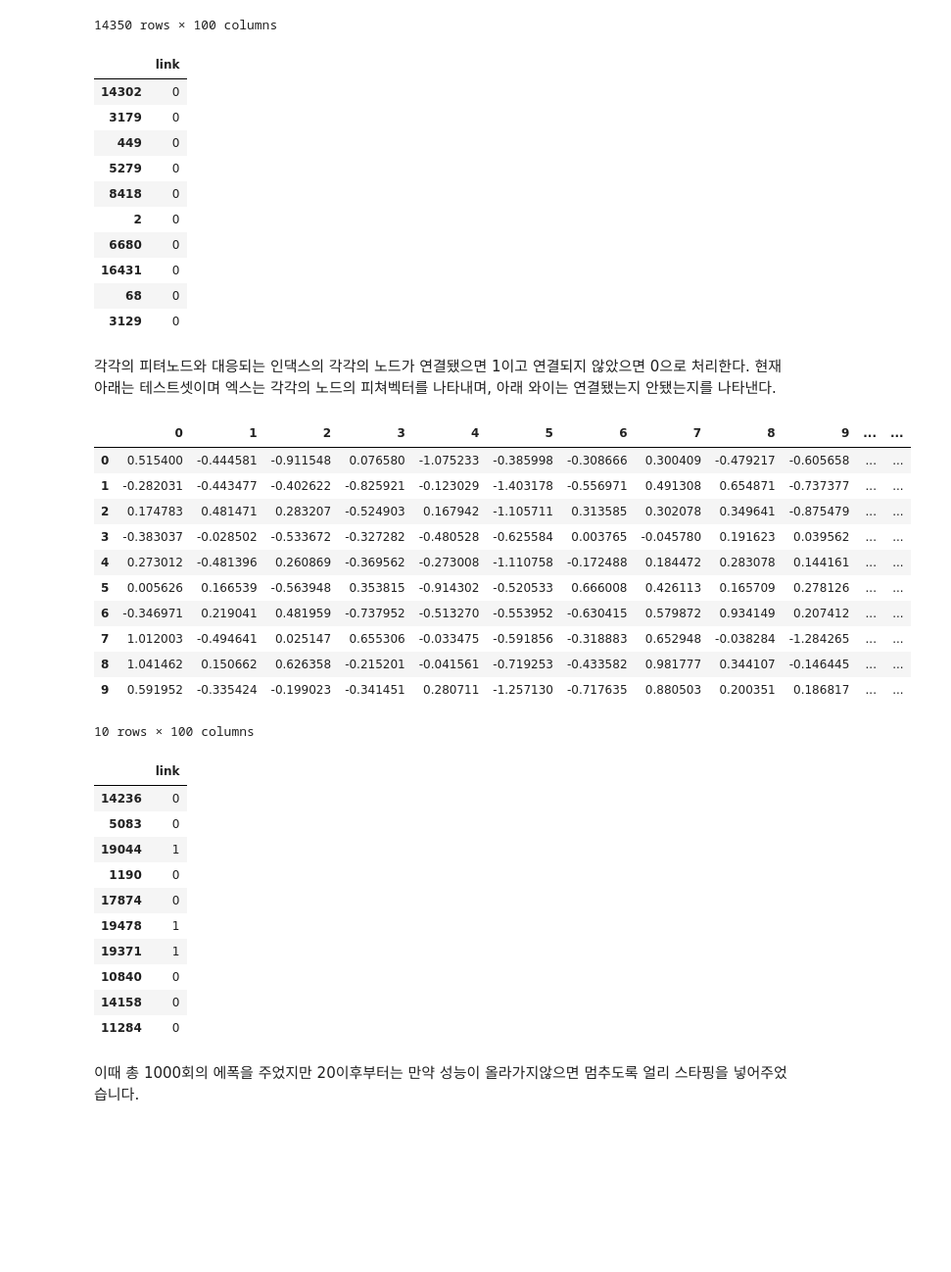
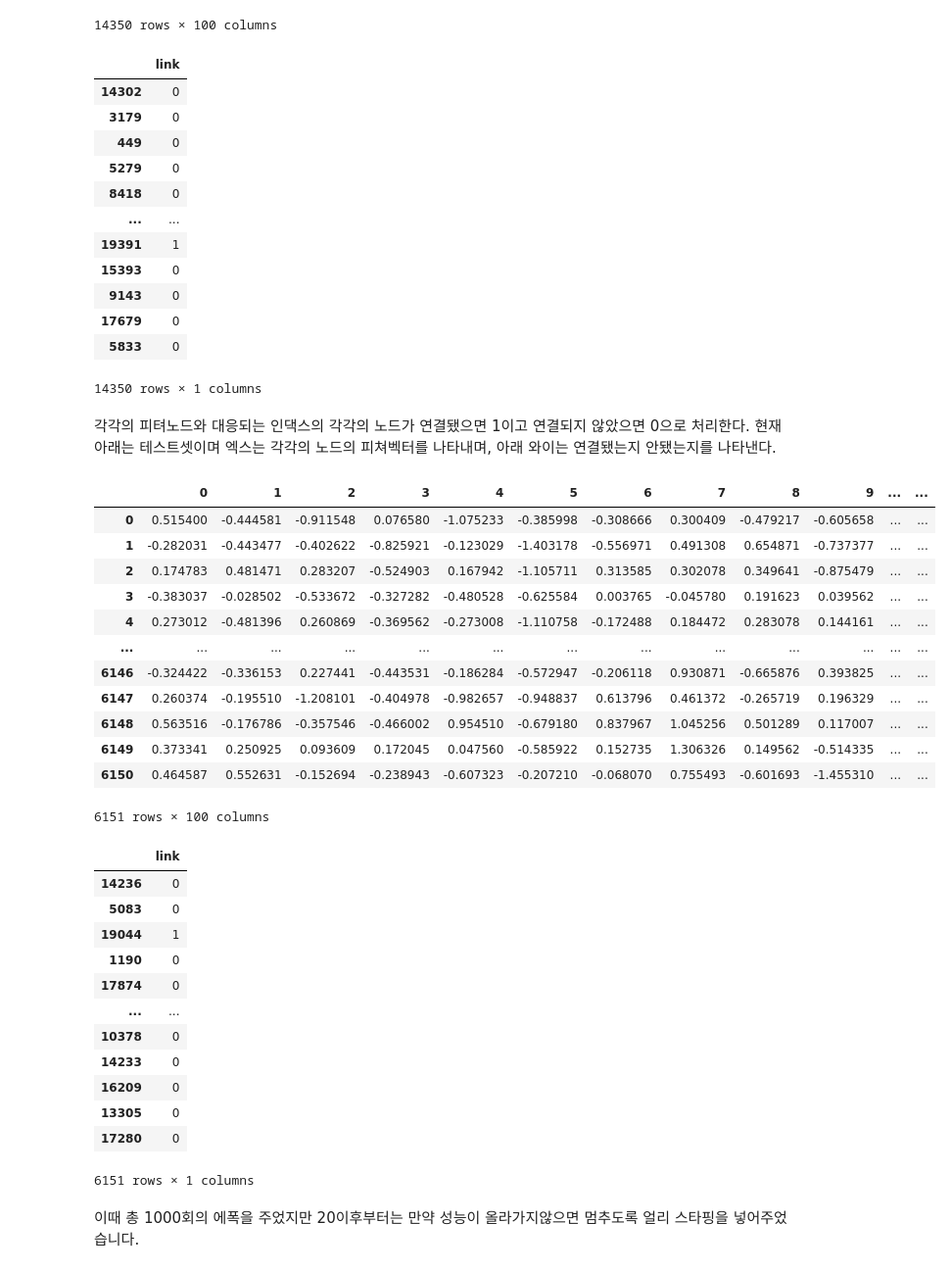
Before and after one commit to engineerjkk/LinkPrediction, a Jupyter notebook: 05.OK_on_Facebook.ipynb, the cells around one changed output. Shown at 98% size. Drawn from its saved outputs; the diff is of its cells as text; code cells hidden in the pictures; blank space fills up the shorter version.

```diff
--- a/05.OK_on_Facebook.ipynb
+++ b/05.OK_on_Facebook.ipynb
@@ -375,7 +375,7 @@ df_xtrain
 14350 rows × 100 columns
 # %%
 df_ytrain=pd.DataFrame(ytrain)
-df_ytrain.head(10)
+df_ytrain
 # %% [output]
 |  | link |
 | 14302 | 0 |
@@ -383,33 +383,36 @@ df_ytrain.head(10)
 | 449 | 0 |
 | 5279 | 0 |
 | 8418 | 0 |
-| 2 | 0 |
-| 6680 | 0 |
-| 16431 | 0 |
-| 68 | 0 |
-| 3129 | 0 |
+| ... | ... |
+| 19391 | 1 |
+| 15393 | 0 |
+| 9143 | 0 |
+| 17679 | 0 |
+| 5833 | 0 |
+14350 rows × 1 columns
 # %% [markdown]
 각각의 피텨노드와 대응되는 인댁스의 각각의 노드가 연결됐으면 1이고 연결되지 않았으면 0으로 처리한다. 현재 아래는 테스트셋이며
 엑스는 각각의 노드의 피쳐벡터를 나타내며, 아래 와이는 연결됐는지 안됐는지를 나타낸다.
 # %%
 df_xtest=pd.DataFrame(xtest)
-df_xtest.head(10)
+df_xtest
 # %% [output]
 |  | 0 | 1 | 2 | 3 | 4 | 5 | 6 | 7 | 8 | 9 | ... | ... |
 | 0 | 0.515400 | -0.444581 | -0.911548 | 0.076580 | -1.075233 | -0.385998 | -0.308666 | 0.300409 | -0.479217 | -0.605658 | ... | ... |
 | 1 | -0.282031 | -0.443477 | -0.402622 | -0.825921 | -0.123029 | -1.403178 | -0.556971 | 0.491308 | 0.654871 | -0.737377 | ... | ... |
 | 2 | 0.174783 | 0.481471 | 0.283207 | -0.524903 | 0.167942 | -1.105711 | 0.313585 | 0.302078 | 0.349641 | -0.875479 | ... | ... |
 | 3 | -0.383037 | -0.028502 | -0.533672 | -0.327282 | -0.480528 | -0.625584 | 0.003765 | -0.045780 | 0.191623 | 0.039562 | ... | ... |
 | 4 | 0.273012 | -0.481396 | 0.260869 | -0.369562 | -0.273008 | -1.110758 | -0.172488 | 0.184472 | 0.283078 | 0.144161 | ... | ... |
-| 5 | 0.005626 | 0.166539 | -0.563948 | 0.353815 | -0.914302 | -0.520533 | 0.666008 | 0.426113 | 0.165709 | 0.278126 | ... | ... |
-| 6 | -0.346971 | 0.219041 | 0.481959 | -0.737952 | -0.513270 | -0.553952 | -0.630415 | 0.579872 | 0.934149 | 0.207412 | ... | ... |
-| 7 | 1.012003 | -0.494641 | 0.025147 | 0.655306 | -0.033475 | -0.591856 | -0.318883 | 0.652948 | -0.038284 | -1.284265 | ... | ... |
-| 8 | 1.041462 | 0.150662 | 0.626358 | -0.215201 | -0.041561 | -0.719253 | -0.433582 | 0.981777 | 0.344107 | -0.146445 | ... | ... |
-| 9 | 0.591952 | -0.335424 | -0.199023 | -0.341451 | 0.280711 | -1.257130 | -0.717635 | 0.880503 | 0.200351 | 0.186817 | ... | ... |
+| ... | ... | ... | ... | ... | ... | ... | ... | ... | ... | ... | ... | ... |
+| 6146 | -0.324422 | -0.336153 | 0.227441 | -0.443531 | -0.186284 | -0.572947 | -0.206118 | 0.930871 | -0.665876 | 0.393825 | ... | ... |
+| 6147 | 0.260374 | -0.195510 | -1.208101 | -0.404978 | -0.982657 | -0.948837 | 0.613796 | 0.461372 | -0.265719 | 0.196329 | ... | ... |
+| 6148 | 0.563516 | -0.176786 | -0.357546 | -0.466002 | 0.954510 | -0.679180 | 0.837967 | 1.045256 | 0.501289 | 0.117007 | ... | ... |
+| 6149 | 0.373341 | 0.250925 | 0.093609 | 0.172045 | 0.047560 | -0.585922 | 0.152735 | 1.306326 | 0.149562 | -0.514335 | ... | ... |
+| 6150 | 0.464587 | 0.552631 | -0.152694 | -0.238943 | -0.607323 | -0.207210 | -0.068070 | 0.755493 | -0.601693 | -1.455310 | ... | ... |
-10 rows × 100 columns
+6151 rows × 100 columns
 # %%
 df_ytest=pd.DataFrame(ytest)
-df_ytest.head(10)
+df_ytest
 # %% [output]
 |  | link |
 | 14236 | 0 |
@@ -417,11 +420,13 @@ df_ytest.head(10)
 | 19044 | 1 |
 | 1190 | 0 |
 | 17874 | 0 |
-| 19478 | 1 |
-| 19371 | 1 |
-| 10840 | 0 |
-| 14158 | 0 |
-| 11284 | 0 |
+| ... | ... |
+| 10378 | 0 |
+| 14233 | 0 |
+| 16209 | 0 |
+| 13305 | 0 |
+| 17280 | 0 |
+6151 rows × 1 columns
 # %% [markdown]
 이때 총 1000회의 에폭을 주었지만 20이후부터는 만약 성능이 올라가지않으면 멈추도록 얼리 스타핑을 넣어주었습니다.
 # %%
```
Also changed, not shown: 1 other file.
